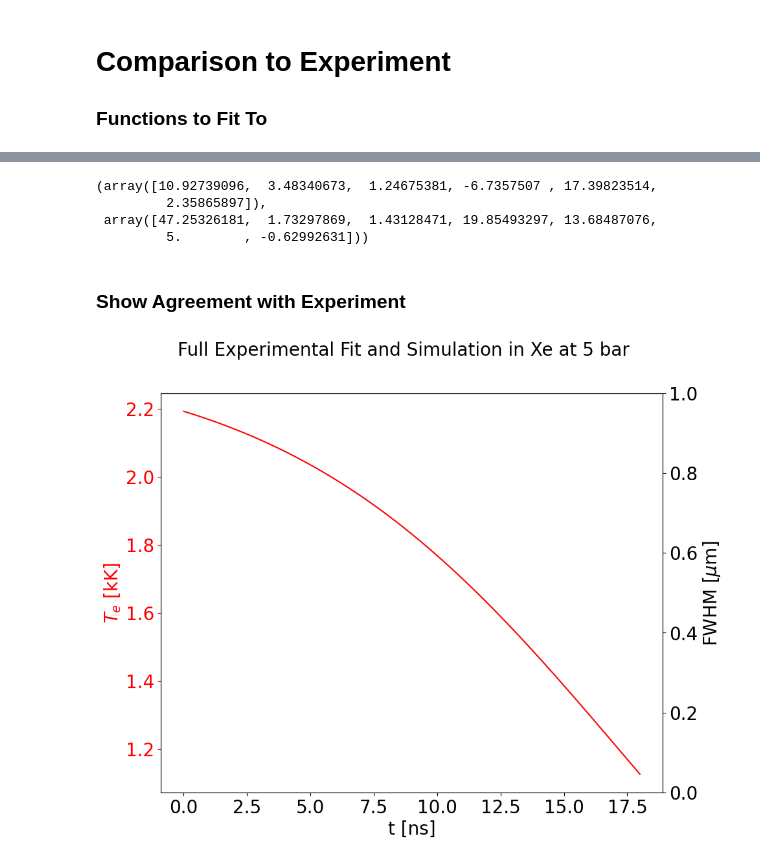
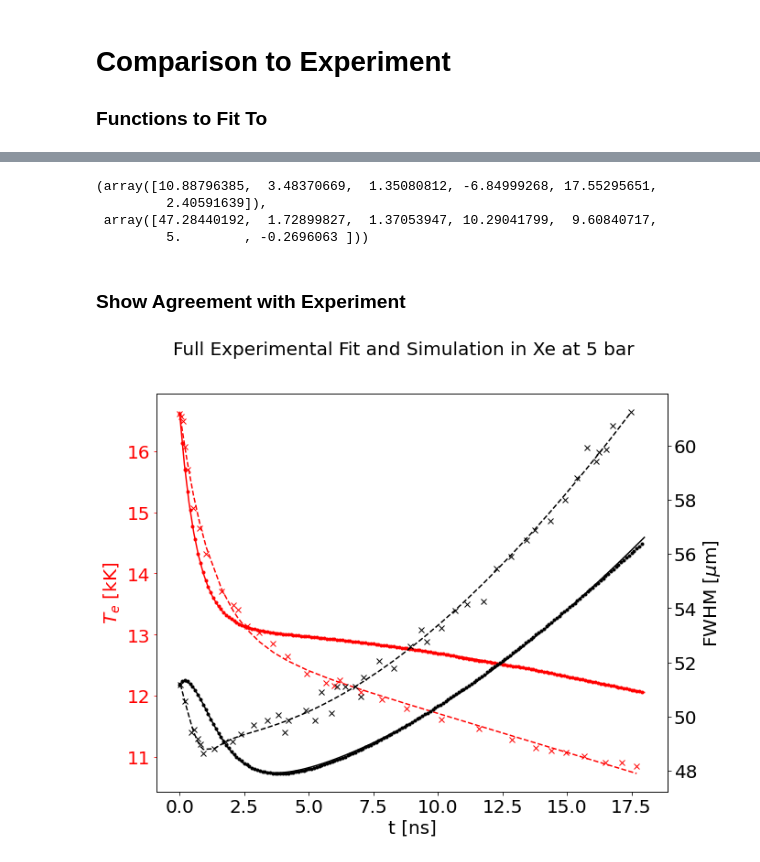
Before and after one commit to MurilloGroupMSU/Two-Temperature-Model, a Jupyter notebook: Xenon_Hydro_with_Absorption.ipynb, the cells around one changed output, grey strips where cells are left out. Cells and saved outputs as stored; diff of their text form; code cells hidden in the pictures.

```diff
--- a/Xenon_Hydro_with_Absorption.ipynb
+++ b/Xenon_Hydro_with_Absorption.ipynb
@@ -219,7 +194,0 @@ FWHM_sim_vals = curve_fit(FWHM_fit_form, np.array(FWHM_t_list)*1e9,np.array(FWHM
-# %%
-def T_fit_form(t, Te_0, Ti_0, τei,dTdt):
-    ΔT0 = (Te_0-Ti_0)
-    ΣT0 = (Te_0+Ti_0)
-    return ΣT0/2 - dTdt*t + ΔT0/2*np.exp(-2*t/τei)
-
-curve_fit(T_fit_form, Xe_data['t[ns]'], Xe_data['T[kK]'] ,maxfev=int(1e5))[0]
@@ -228,8 +194,0 @@ array([16.64487111,  9.3225703 ,  2.43550564,  0.12757051])
-# %%
-def T_fit_form(t, Te_0, Ti_0, τei, dTdt, t01,t02,τ_switch):
-    ΔT0 = (Te_0-Ti_0)
-    ΣT0 = (Te_0+Ti_0)
-    return ΣT0/2 + ΔT0/2*np.exp(-2*t/τei) - (1- 1/(1+np.exp( (t-t01)/τ_switch )))* (dTdt*(t-t02))
-
-curve_fit(T_fit_form, Xe_data['t[ns]'], Xe_data['T[kK]'] ,maxfev=int(1e5))#[0],
-#           p0=[16.64487111,  9.3225703 ,  2.43550564,  0.12757051,0][0]
@@ -254,5 +195,5 @@ curve_fit(T_fit_form, Xe_data['t[ns]'], Xe_data['T[kK]'] ,maxfev=int(1e5))#[0],
 # %%
-def T_fit_form(t, Te_0, Ti_0, d, τei):
+def Texp_fit_form(t, Te_0, Ti_0, d, τei):
     ΔT0 = (Te_0-Ti_0)
     ΣT0 = (Te_0+Ti_0)
     return ΣT0/2 - d*t + ΔT0/2*np.exp(-2*t/τei)
@@ -269,62 +210,60 @@ def FWHM_adiabatic_fit_form(t, FWHM_0, vf):
 def FWHM_fit_form(t, FWHM_0, vf, a, b, c, d, t0):
     return np.sqrt(FWHM_0**2 + vf**2*t**2 ) + (1/(1+np.exp( a*(t-t0))))* (b*t+ c)#+ d
 
-# Te_vals   = curve_fit(T_fit_form, Xe_data['t[ns]'], Xe_data['T[kK]'] ,maxfev=int(1e5), p0=[1.02578456e+01,  2.85194293e+00,  1.62079387e+00,  9.90657763e+00,
-#         -9.62358122e+01,  9.66163594e+00, -6.22682412e+03])[0]
+Te_vals   = curve_fit(Texp_fit_form, Xe_data['t[ns]'], Xe_data['T[kK]'] ,maxfev=int(1e5))[0]#, -6.22682412e+03])[0]
 FWHM_vals = curve_fit(FWHM_fit_form, Xe_FWHM_data['t[ns]'], Xe_FWHM_data['FWHM[μm]'] ,maxfev=int(1e4),p0=[47.79699697,  2.534726490,  0.5,  -5, 1, 5, 0.2])[0]
 FWHM_sim_vals = curve_fit(FWHM_fit_form, np.array(FWHM_t_list)*1e9,np.array(FWHM_list)*1e6 ,maxfev=int(1e5),p0=(47.79699697,  2.534726490,  0.5,  -5, 1, 5, 0.2))[0]
 Te_sim_vals = curve_fit(T_fit_form, np.array(FWHM_t_list)*1e9,np.array(Te_fit_list)/1e3 ,maxfev=int(1e5))[0]
 
 Te_sim_vals, FWHM_sim_vals
 # %% [output]
-(array([10.92739096,  3.48340673,  1.24675381, -6.7357507 , 17.39823514,
-         2.35865897]),
- array([47.25326181,  1.73297869,  1.43128471, 19.85493297, 13.68487076,
-         5.        , -0.62992631]))
+(array([10.88796385,  3.48370669,  1.35080812, -6.84999268, 17.55295651,
+         2.40591639]),
+ array([47.28440192,  1.72899827,  1.37053947, 10.29041799,  9.60840717,
+         5.        , -0.2696063 ]))
 # %% [markdown]
 ### Show Agreement with Experiment
 # %%
-fig, ax = plt.subplots(figsize=(10,8))
+fig, ax = plt.subplots(figsize=(10,8), facecolor='white')
 fig.suptitle("Full Experimental Fit and Simulation in Xe at 5 bar", fontsize=20)
 
 dense_t_list = np.linspace(0,18,num=100)
-# def T_fit_form(t, T0, a, b, c, d, e, t0):
-#     return 0*T0 + 0*a*np.exp(-2*t/b) + (1/(1+np.exp( c*(t-t0))))#* (d*t+ e)
 
-def T_fit_form(t, T0, ΔT, τei, τ_switch, t01,dTdt):
-    return 0*T0 + 0*ΔT*np.exp(-2*t/τei) + (1-1/(1+np.exp( (t-t01)/τ_switch )))* dTdt
-
-# def FWHM_fit_form(t, FWHM_0, vf, a, b, c, d, t0):
-#     return np.sqrt(FWHM_0**2 + vf**2*t**2 ) + (1/(1+np.exp( a*(t-t0))))* (b*t+ c) + d
-
-# ax.plot(Xe_data['t[ns]'], T_fit_form(Xe_data['t[ns]'],*Te_vals), 'r--', label='Experiment Data')
-# ax.plot(Xe_data['t[ns]'], Xe_data['T[kK]'], 'rx', label='Experiment Data')
-# ax.plot(np.array(FWHM_t_list)*1e9, np.array(Te_fit_list)/1e3,'r.')
+# Plot Te
+#Data and fit
+ax.plot(Xe_data['t[ns]'], Texp_fit_form(Xe_data['t[ns]'],*Te_vals), 'r--', label='Experiment Data')
+ax.plot(Xe_data['t[ns]'], Xe_data['T[kK]'], 'rx', label='Experiment Data')
+# Simulation and Fit
+ax.plot(np.array(FWHM_t_list)*1e9, np.array(Te_fit_list)/1e3,'r.')
 ax.plot(dense_t_list, T_fit_form(dense_t_list,*Te_sim_vals),'r-')
+# Extra
 # ax.plot(np.array(FWHM_t_list)*1e9, T_fit_form(np.array(FWHM_t_list)*1e9,*Te_sim_vals),'r-')
 # ax.plot(np.array(FWHM_t_list)*1e9, np.array(Te_fit_list)/1e3,'.', color='r', )
 
 
 ax.set_ylabel(r'$T_e$ [kK]', fontsize=20, color='r')
 ax.set_xlabel('t [ns]', fontsize=20)
 # ax.set_xlim(0,12)
 
 # ax.set_ylim(40,60)
 ax.tick_params(labelsize=20)
 ax.tick_params(axis='y',color='r', labelcolor='r')
 
 ax2 = ax.twinx()
-# ax2.plot(Xe_FWHM_data['t[ns]'], Xe_FWHM_data['FWHM[μm]'], 'kx', label='Experiment Data')
-# ax2.plot(Xe_FWHM_data['t[ns]'], FWHM_fit_form(Xe_FWHM_data['t[ns]'],*FWHM_vals),'k--')
-# ax2.plot(np.array(FWHM_t_list)*1e9, np.array(FWHM_list)*1e6,'.k')
-# ax2.plot(dense_t_list, FWHM_fit_form(dense_t_list,*FWHM_sim_vals),'k-')
+# Plot FWHM
+#Data and fit
+ax2.plot(Xe_FWHM_data['t[ns]'], Xe_FWHM_data['FWHM[μm]'], 'kx', label='Experiment Data')
+ax2.plot(Xe_FWHM_data['t[ns]'], FWHM_fit_form(Xe_FWHM_data['t[ns]'],*FWHM_vals),'k--')
+# Simulation and Fit
+ax2.plot(np.array(FWHM_t_list)*1e9, np.array(FWHM_list)*1e6,'.k')
+ax2.plot(dense_t_list, FWHM_fit_form(dense_t_list,*FWHM_sim_vals),'k-')
 
 
 
 ax2.set_ylabel('FWHM [$\mu$m]', fontsize=20)
 ax2.tick_params(labelsize=20)
 # ax.set_xscale('log')
 # ax2.set_yscale('log')
 # ax.set_xlim(0,3)
 # %% [output]
-[figure, old version]
+[figure, new version]
```
Also changed, not shown: parts of 18 cells of this notebook, 11 other files.
